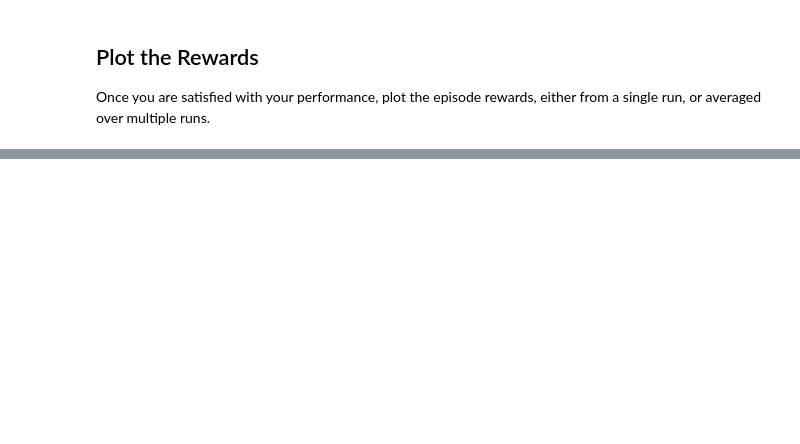
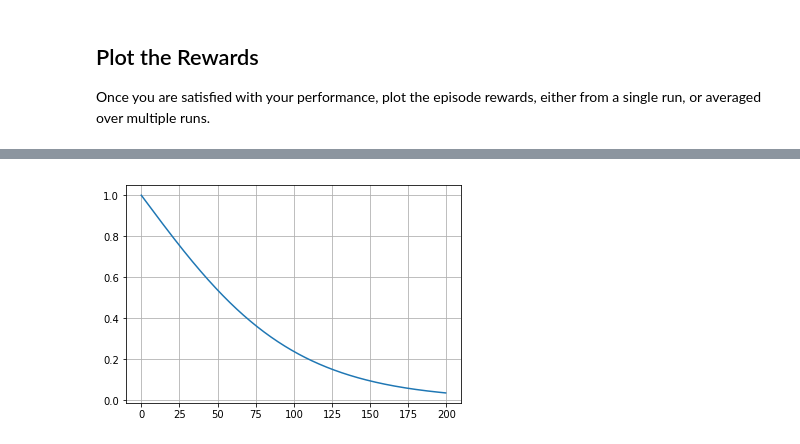
Before and after one commit to MarcoSuriani/Quadcopter_Project, a Jupyter notebook: Quadcopter_Project.ipynb, the cells around one changed output, grey strips where cells are left out. Saved outputs shown, nothing was run; the diff lists cells and outputs as text; code cells hidden in the pictures; blank space fills up the shorter version.

```diff
--- a/Quadcopter_Project.ipynb
+++ b/Quadcopter_Project.ipynb
@@ -302,3 +303,10 @@ reward = somatório( tanh( 1 - 0.03 * abs( \[posições xyz\] - \[targets xyz\]
+# %%
+x = np.arange(0, 200, 0.5)
+y = 1 - np.tanh(0.01*x)
+plt.plot(x, y)
+plt.grid()
+# %% [output]
+[figure, added]
 # %% [markdown]
 **Question 2**: Discuss your agent briefly, using the following questions as a guide:
 
```
Also changed, not shown: parts of 17 cells of this notebook, 6 other files.
